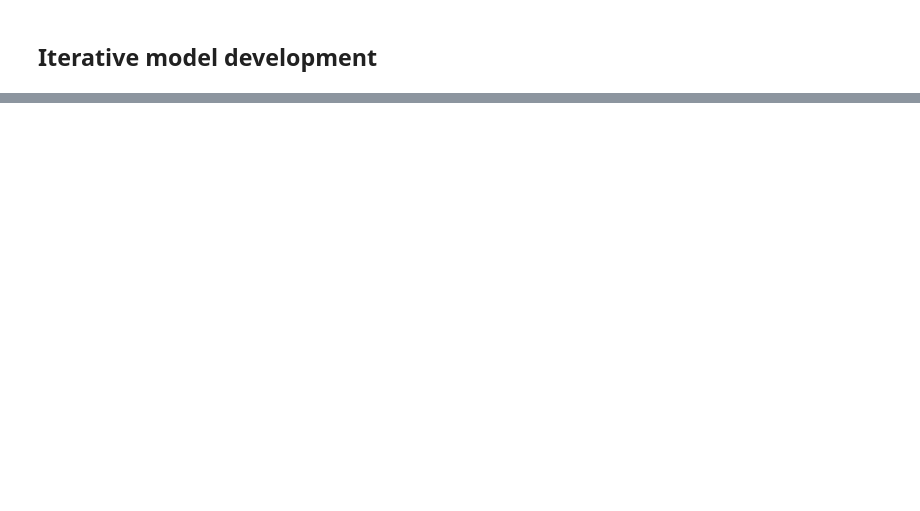
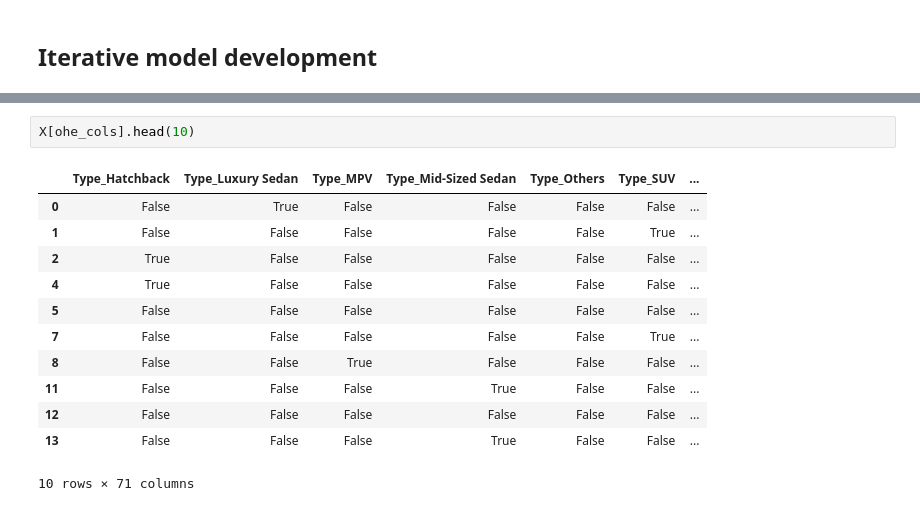
Before and after one commit to jafarnz/MLDP-CarPrediction, a Jupyter notebook: JAFAR.ipynb, the cells around one changed output, grey strips where cells are left out. Cells and saved outputs as stored; diff of their text form; blank space fills up the shorter version.

```diff
--- a/JAFAR.ipynb
+++ b/JAFAR.ipynb
@@ -665,0 +723,15 @@ print("Lightweight model saved:", MODEL_PATH)
+# %%
+X[ohe_cols].head(10)
+# %% [output]
+|  | Type_Hatchback | Type_Luxury Sedan | Type_MPV | Type_Mid-Sized Sedan | Type_Others | Type_SUV | ... |
+| 0 | False | True | False | False | False | False | ... |
+| 1 | False | False | False | False | False | True | ... |
+| 2 | True | False | False | False | False | False | ... |
+| 4 | True | False | False | False | False | False | ... |
+| 5 | False | False | False | False | False | False | ... |
+| 7 | False | False | False | False | False | True | ... |
+| 8 | False | False | True | False | False | False | ... |
+| 11 | False | False | False | True | False | False | ... |
+| 12 | False | False | False | False | False | False | ... |
+| 13 | False | False | False | True | False | False | ... |
+10 rows × 71 columns
```
Also changed, not shown: parts of 6 cells of this notebook, 2 other files.
